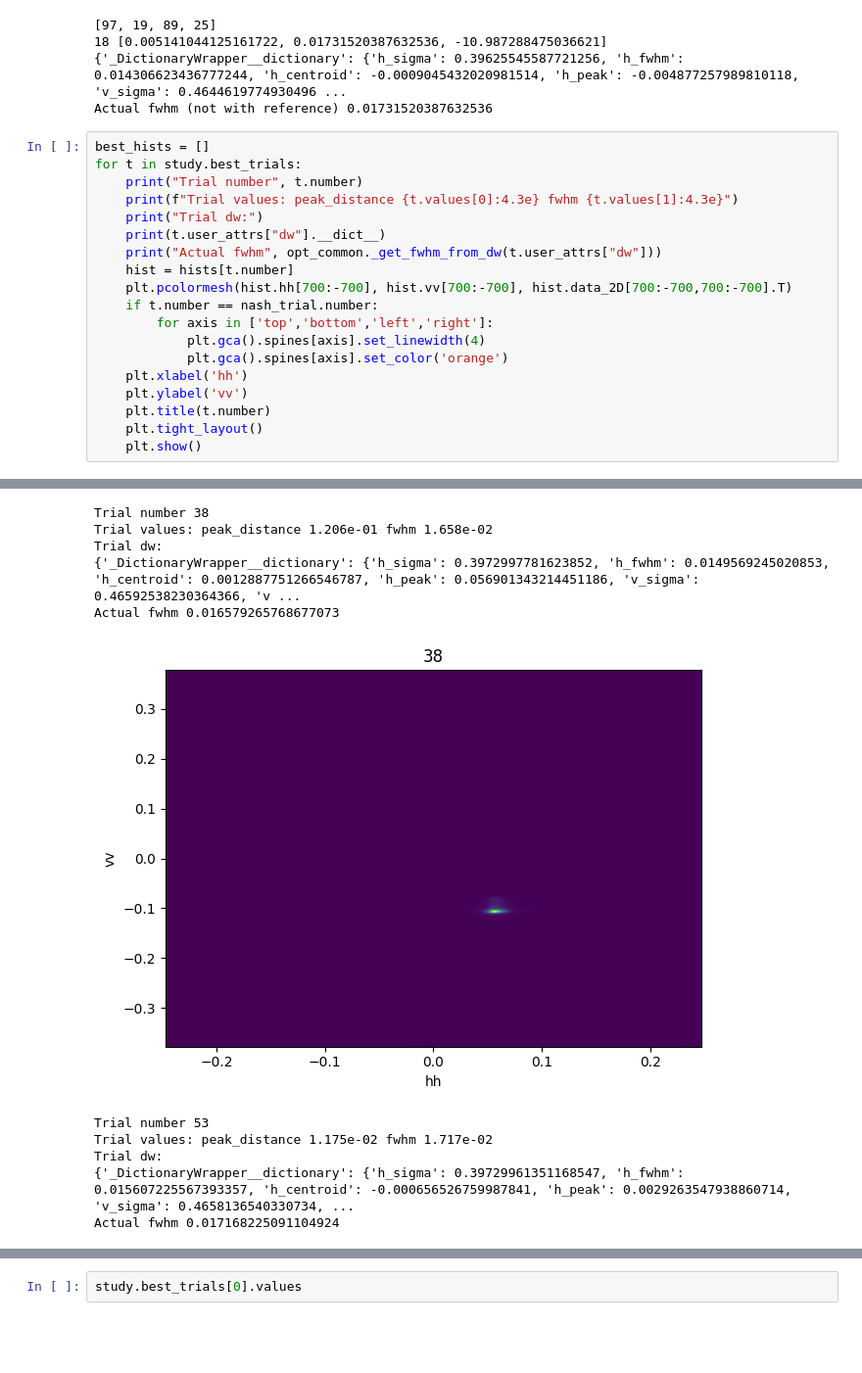
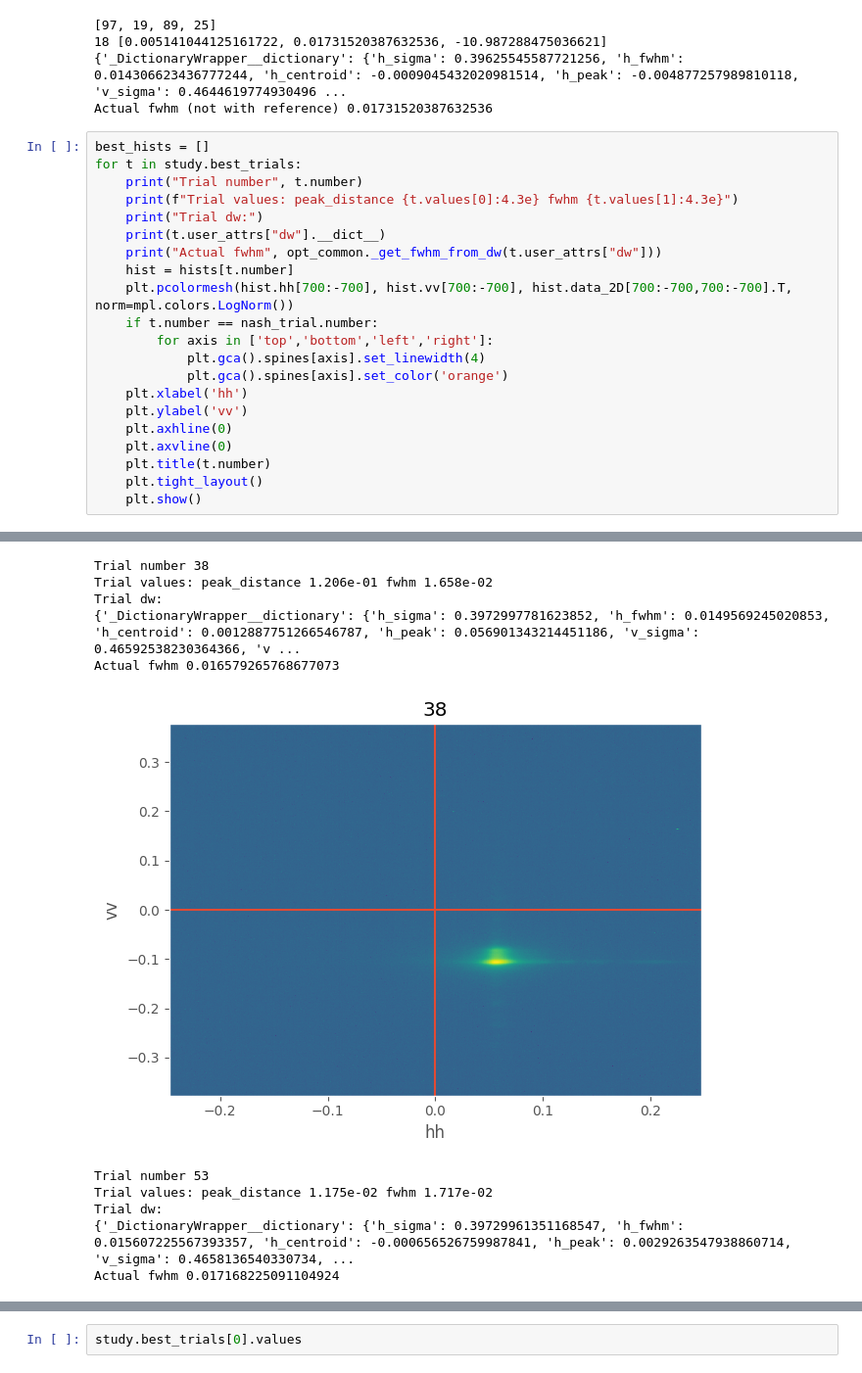
Before and after one commit to AI-ML-at-APS/AI-ML_Control_System, a Jupyter notebook: work_directory/28-ID/jupyter/analysis_experiment/peak_fwhm_nlpi_all_motors_beam.ipynb, the cells around one changed output, grey strips where cells are left out. Shown at 98% size. Saved outputs shown, nothing was run; the diff lists cells and outputs as text; blank space fills up the shorter version.

```diff
--- a/work_directory/28-ID/jupyter/analysis_experiment/peak_fwhm_nlpi_all_motors_beam.ipynb
+++ b/work_directory/28-ID/jupyter/analysis_experiment/peak_fwhm_nlpi_all_motors_beam.ipynb
@@ -123,13 +114,15 @@ for t in study.best_trials:
     print(t.user_attrs["dw"].__dict__)
     print("Actual fwhm", opt_common._get_fwhm_from_dw(t.user_attrs["dw"]))
     hist = hists[t.number]
-    plt.pcolormesh(hist.hh[700:-700], hist.vv[700:-700], hist.data_2D[700:-700,700:-700].T)
+    plt.pcolormesh(hist.hh[700:-700], hist.vv[700:-700], hist.data_2D[700:-700,700:-700].T, norm=mpl.colors.LogNorm())
     if t.number == nash_trial.number:
         for axis in ['top','bottom','left','right']:
             plt.gca().spines[axis].set_linewidth(4)
             plt.gca().spines[axis].set_color('orange')
     plt.xlabel('hh')
     plt.ylabel('vv')
+    plt.axhline(0)
+    plt.axvline(0)
     plt.title(t.number)
     plt.tight_layout()
     plt.show()
@@ -143,9 +136,9 @@ Actual fwhm 0.01731520387632536
 Trial number 38
 Trial values: peak_distance 1.206e-01 fwhm 1.658e-02
 Trial dw:
 {'_DictionaryWrapper__dictionary': {'h_sigma': 0.3972997781623852, 'h_fwhm': 0.0149569245020853, 'h_centroid': 0.0012887751266546787, 'h_peak': 0.056901343214451186, 'v_sigma': 0.46592538230364366, 'v ...
 Actual fwhm 0.016579265768677073
-[figure, old version]
+[figure, new version]
 Trial number 53
 Trial values: peak_distance 1.175e-02 fwhm 1.717e-02
 Trial dw:
```
Also changed, not shown: parts of 28 cells of this notebook, 17 other files.
